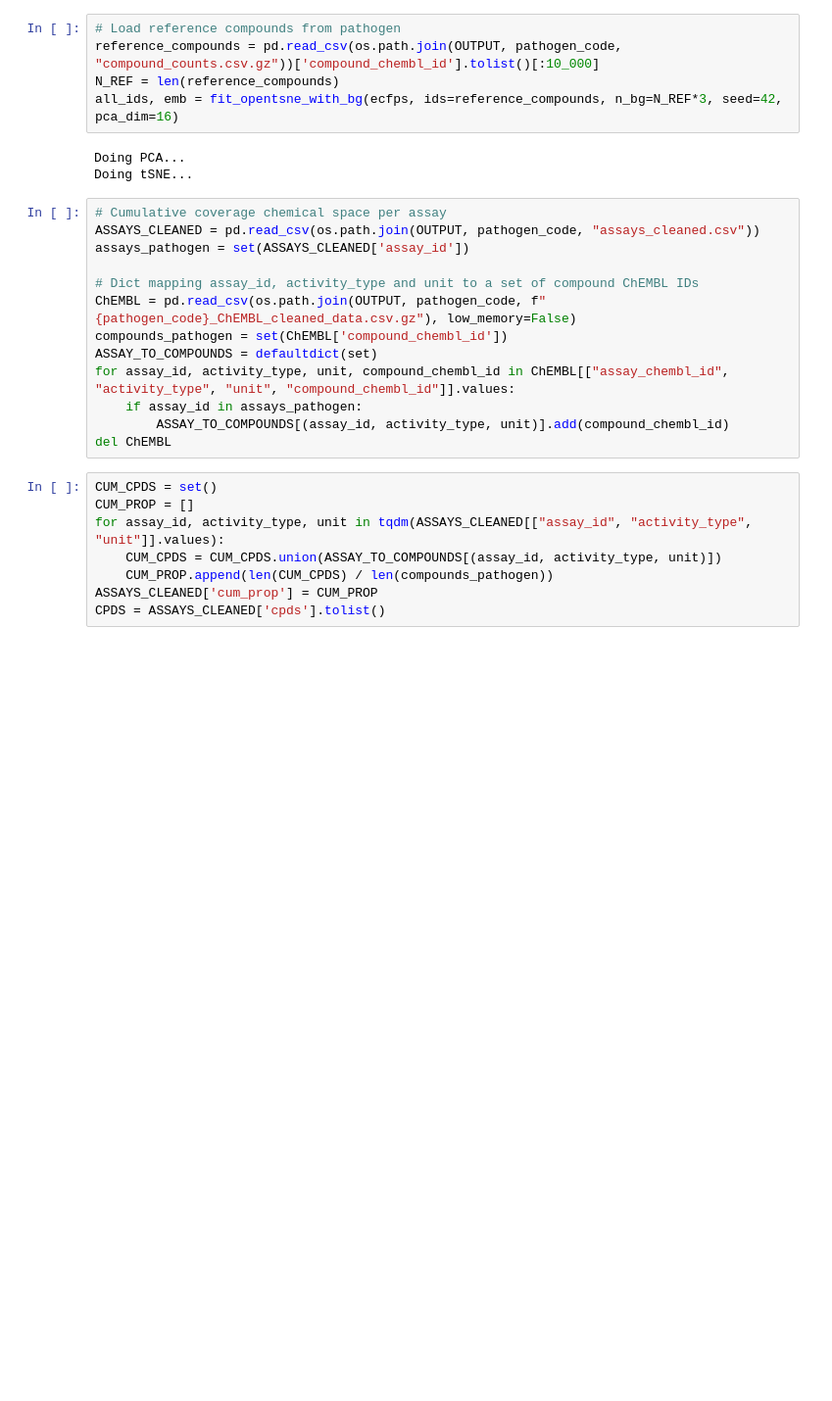
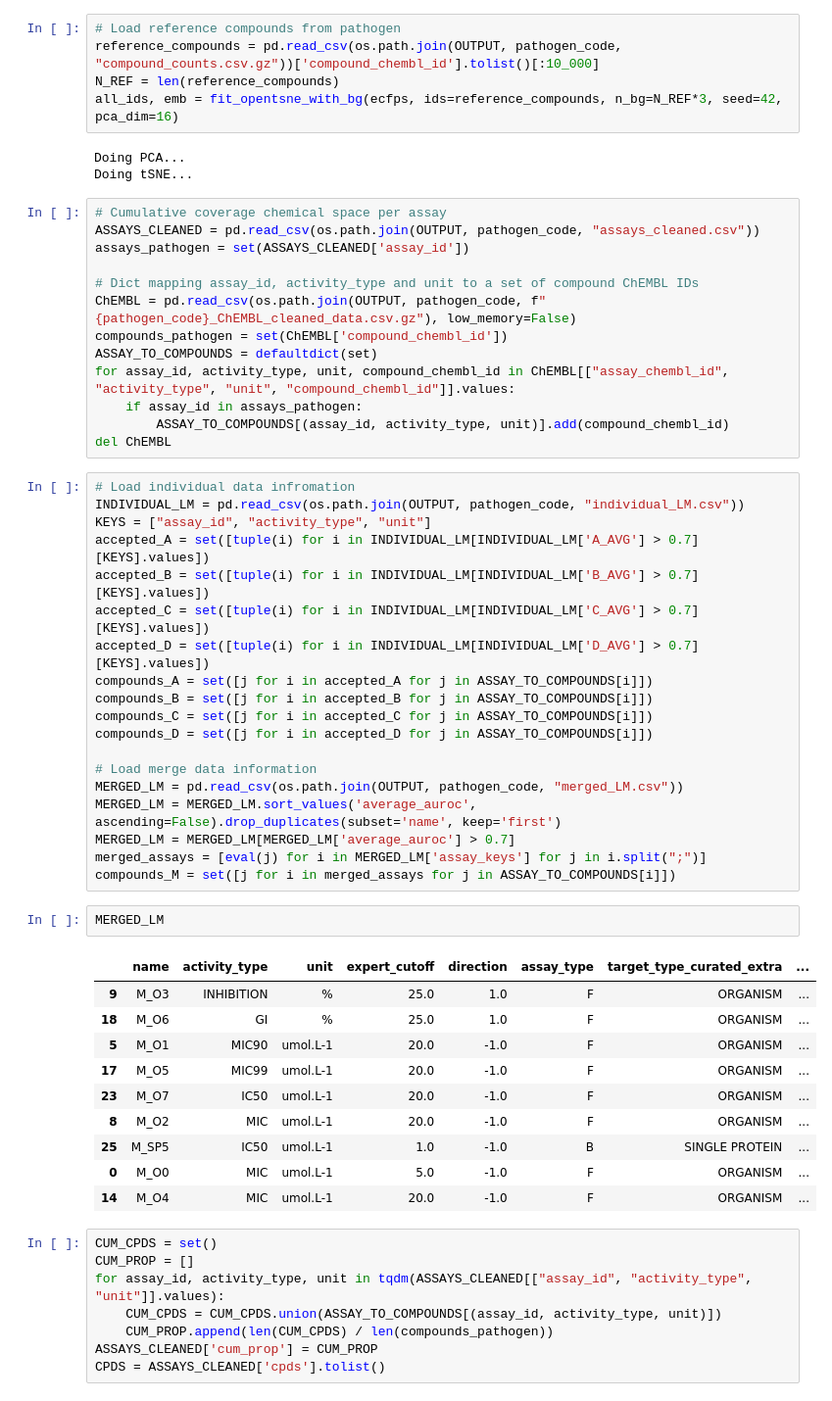
Before and after one commit to ersilia-os/chembl-antimicrobial-tasks, a Jupyter notebook: notebooks/diagnosis.ipynb, the cells around one changed output. Shown at 98% size. Cells and saved outputs as stored; diff of their text form; blank space fills up the shorter version.

```diff
--- a/notebooks/diagnosis.ipynb
+++ b/notebooks/diagnosis.ipynb
@@ -211,6 +171,38 @@ for assay_id, activity_type, unit, compound_chembl_id in ChEMBL[["assay_chembl_i
     if assay_id in assays_pathogen:
         ASSAY_TO_COMPOUNDS[(assay_id, activity_type, unit)].add(compound_chembl_id)
 del ChEMBL
+# %%
+# Load individual data infromation
+INDIVIDUAL_LM = pd.read_csv(os.path.join(OUTPUT, pathogen_code, "individual_LM.csv"))
+KEYS = ["assay_id", "activity_type", "unit"]
+accepted_A = set([tuple(i) for i in INDIVIDUAL_LM[INDIVIDUAL_LM['A_AVG'] > 0.7][KEYS].values])
+accepted_B = set([tuple(i) for i in INDIVIDUAL_LM[INDIVIDUAL_LM['B_AVG'] > 0.7][KEYS].values])
+accepted_C = set([tuple(i) for i in INDIVIDUAL_LM[INDIVIDUAL_LM['C_AVG'] > 0.7][KEYS].values])
+accepted_D = set([tuple(i) for i in INDIVIDUAL_LM[INDIVIDUAL_LM['D_AVG'] > 0.7][KEYS].values])
+compounds_A = set([j for i in accepted_A for j in ASSAY_TO_COMPOUNDS[i]])
+compounds_B = set([j for i in accepted_B for j in ASSAY_TO_COMPOUNDS[i]])
+compounds_C = set([j for i in accepted_C for j in ASSAY_TO_COMPOUNDS[i]])
+compounds_D = set([j for i in accepted_D for j in ASSAY_TO_COMPOUNDS[i]])
+
+# Load merge data information
+MERGED_LM = pd.read_csv(os.path.join(OUTPUT, pathogen_code, "merged_LM.csv"))
+MERGED_LM = MERGED_LM.sort_values('average_auroc', ascending=False).drop_duplicates(subset='name', keep='first')
+MERGED_LM = MERGED_LM[MERGED_LM['average_auroc'] > 0.7]
+merged_assays = [eval(j) for i in MERGED_LM['assay_keys'] for j in i.split(";")]
+compounds_M = set([j for i in merged_assays for j in ASSAY_TO_COMPOUNDS[i]])
+# %%
+MERGED_LM
+# %% [output]
+|  | name | activity_type | unit | expert_cutoff | direction | assay_type | target_type_curated_extra | ... |
+| 9 | M_O3 | INHIBITION | % | 25.0 | 1.0 | F | ORGANISM | ... |
+| 18 | M_O6 | GI | % | 25.0 | 1.0 | F | ORGANISM | ... |
+| 5 | M_O1 | MIC90 | umol.L-1 | 20.0 | -1.0 | F | ORGANISM | ... |
+| 17 | M_O5 | MIC99 | umol.L-1 | 20.0 | -1.0 | F | ORGANISM | ... |
+| 23 | M_O7 | IC50 | umol.L-1 | 20.0 | -1.0 | F | ORGANISM | ... |
+| 8 | M_O2 | MIC | umol.L-1 | 20.0 | -1.0 | F | ORGANISM | ... |
+| 25 | M_SP5 | IC50 | umol.L-1 | 1.0 | -1.0 | B | SINGLE PROTEIN | ... |
+| 0 | M_O0 | MIC | umol.L-1 | 5.0 | -1.0 | F | ORGANISM | ... |
+| 14 | M_O4 | MIC | umol.L-1 | 20.0 | -1.0 | F | ORGANISM | ... |
 # %%
 CUM_CPDS = set()
 CUM_PROP = []
```
Also changed, not shown: parts of 7 cells of this notebook, 7 other files.
